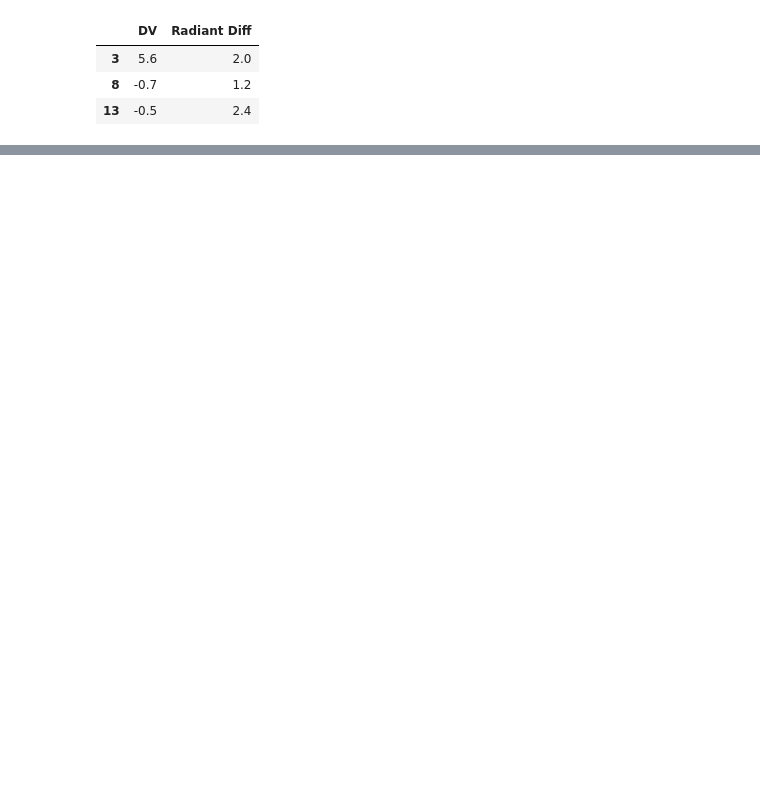
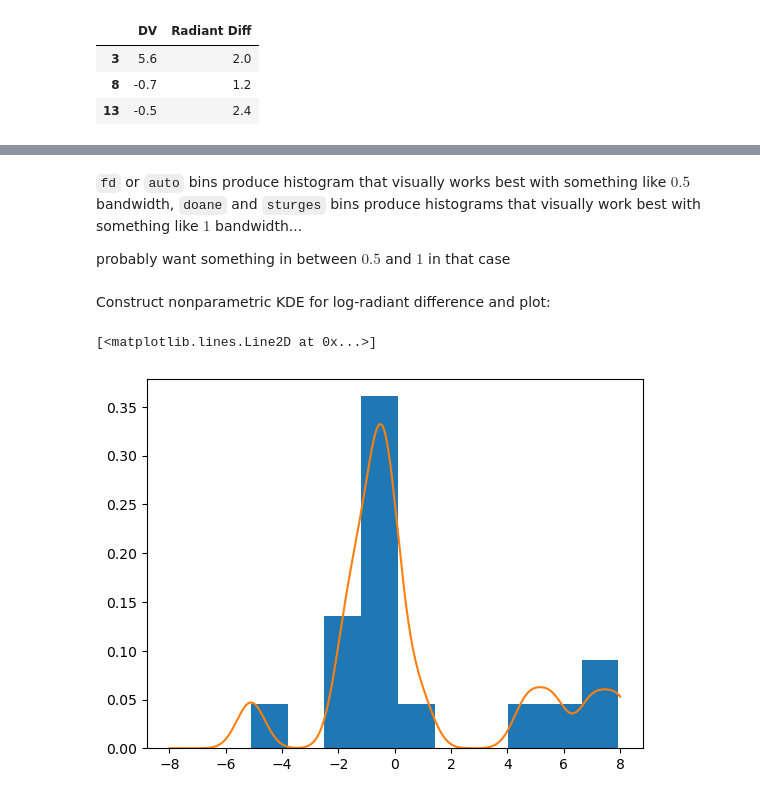
Before and after one commit to ia-chow/Thesis, a Jupyter notebook: speed_radiant_difference/speed_radiant_difference.ipynb, the cells around one changed output, grey strips where cells are left out. Cells and saved outputs as stored; diff of their text form; code cells hidden in the pictures; blank space fills up the shorter version.

```diff
--- a/speed_radiant_difference/speed_radiant_difference.ipynb
+++ b/speed_radiant_difference/speed_radiant_difference.ipynb
@@ -702,0 +762,16 @@ y_df.iloc[indices_g1]
+# %% [markdown]
+`fd` or `auto` bins produce histogram that visually works best with something like $0.5$ bandwidth, `doane` and `sturges` bins produce histograms that visually work best with something like $1$ bandwidth...
+
+probably want something in between $0.5$ and $1$ in that case
+# %% [markdown]
+Construct nonparametric KDE for log-radiant difference and plot:
+# %%
+# bandwidith for KDE, could change this...
+bandwidth = 0.5
+kde_model_dv = KernelDensity(bandwidth=bandwidth, kernel='gaussian')
+kde_model_dv.fit(kde_dv)
+plt.hist(dv, density=True, bins='auto')
+plt.plot(kde_values_dv, np.exp(kde_model_dv.score_samples(kde_values_dv)))
+# %% [output]
+[<matplotlib.lines.Line2D at 0x...>]
+[figure, added]
```
Also changed, not shown: parts of 17 cells of this notebook.
